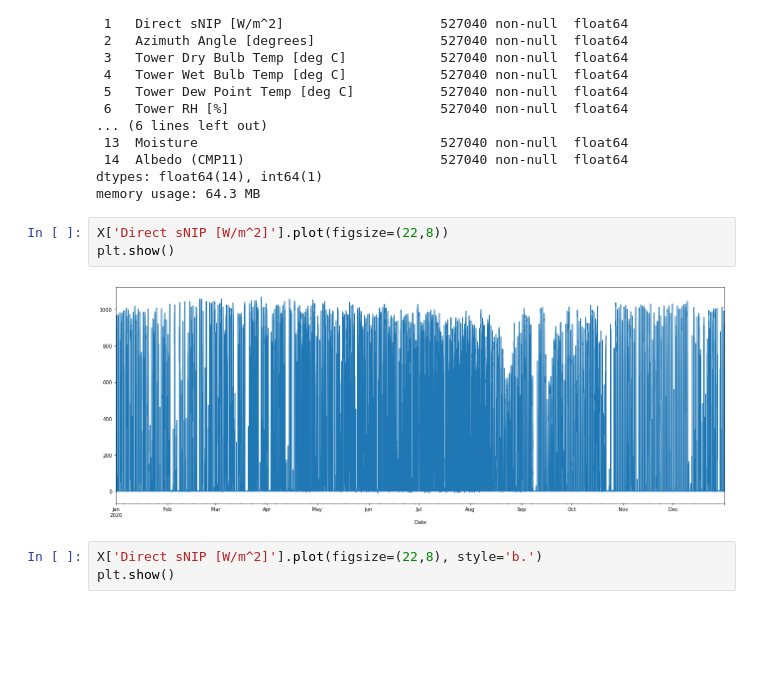
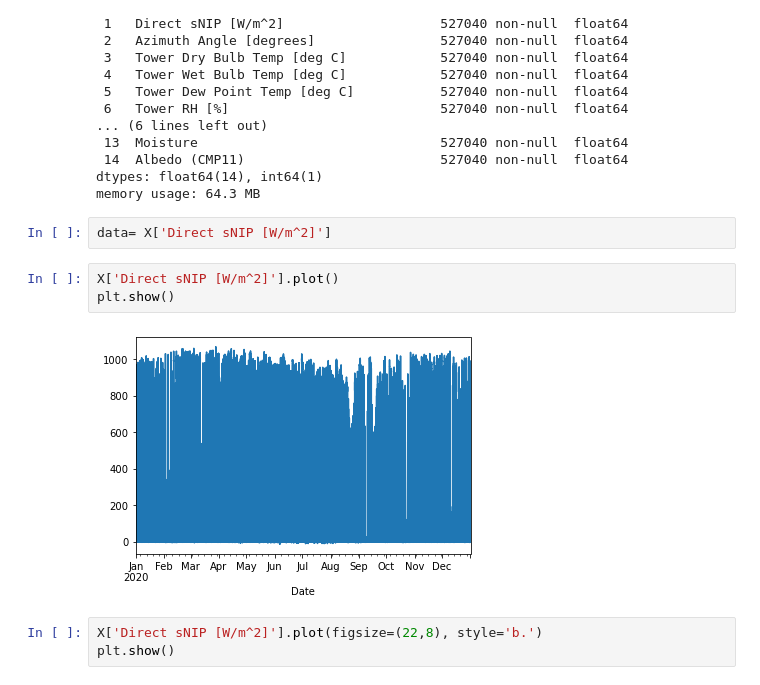
Before and after one commit to andrewschmeck/Predicting-Solar-Irradiance, a Jupyter notebook: notebook.ipynb, the cells around one changed output. Saved outputs shown, nothing was run; the diff lists cells and outputs as text; blank space fills up the shorter version.

```diff
--- a/notebook.ipynb
+++ b/notebook.ipynb
@@ -43,11 +45,13 @@ Data columns (total 15 columns):
  14  Albedo (CMP11)                         527040 non-null  float64
 dtypes: float64(14), int64(1)
 memory usage: 64.3 MB
+# %%
+data= X['Direct sNIP [W/m^2]']
 # %%
-X['Direct sNIP [W/m^2]'].plot(figsize=(22,8))
+X['Direct sNIP [W/m^2]'].plot()
 plt.show()
 # %% [output]
-[figure, old version]
+[figure, new version]
 # %%
 X['Direct sNIP [W/m^2]'].plot(figsize=(22,8), style='b.')
 plt.show()
```
Also changed, not shown: parts of 19 cells of this notebook.
